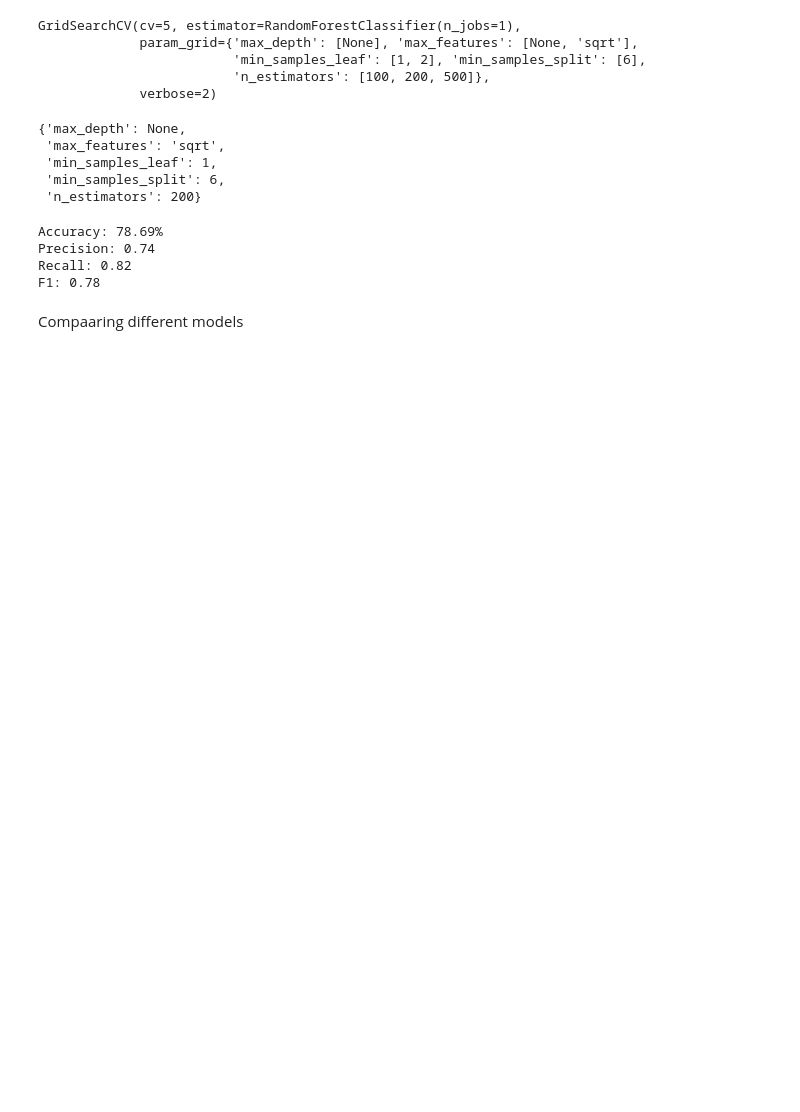
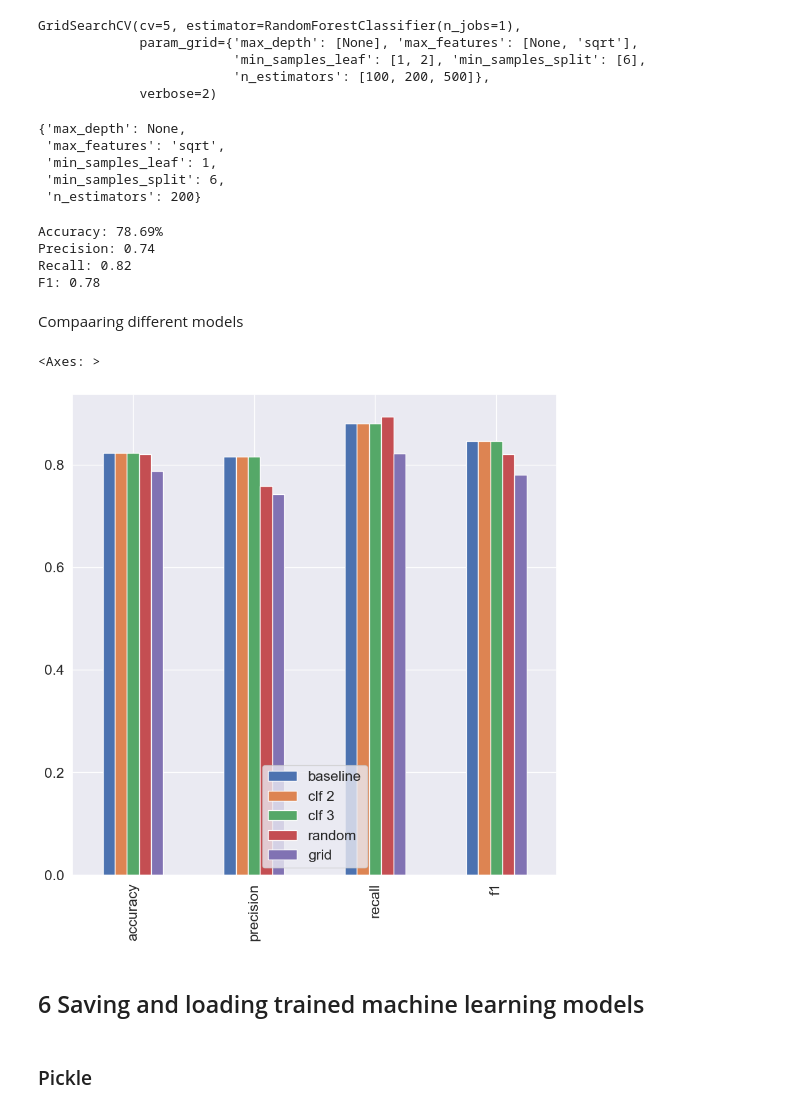
Before and after one commit to mebestaca/Path-to-Machine-Learning, a Jupyter notebook: Introduction to Scikit Learn/Introduction to Scikit Learn.ipynb, the cells around one changed output. Drawn from its saved outputs; the diff is of its cells as text; code cells hidden in the pictures; blank space fills up the shorter version.

```diff
--- a/Introduction to Scikit Learn/Introduction to Scikit Learn.ipynb
+++ b/Introduction to Scikit Learn/Introduction to Scikit Learn.ipynb
@@ -1764,8 +1764,17 @@ Compaaring different models
 # %%
 compare_metrics = pd.DataFrame({
     'baseline' : baseline_metrics,
     'clf 2' : clf_2_metrics,
     'clf 3' : clf_3_metrics,
     'random' : rs_metrics,
     'grid' : gs_metrics
 })
+
+compare_metrics.plot.bar(figsize=(10, 10))
+# %% [output]
+<Axes: >
+[figure, added]
+# %% [markdown]
+## 6 Saving and loading trained machine learning models
+# %% [markdown]
+### Pickle
```
Also changed, not shown: parts of 3 cells of this notebook.
